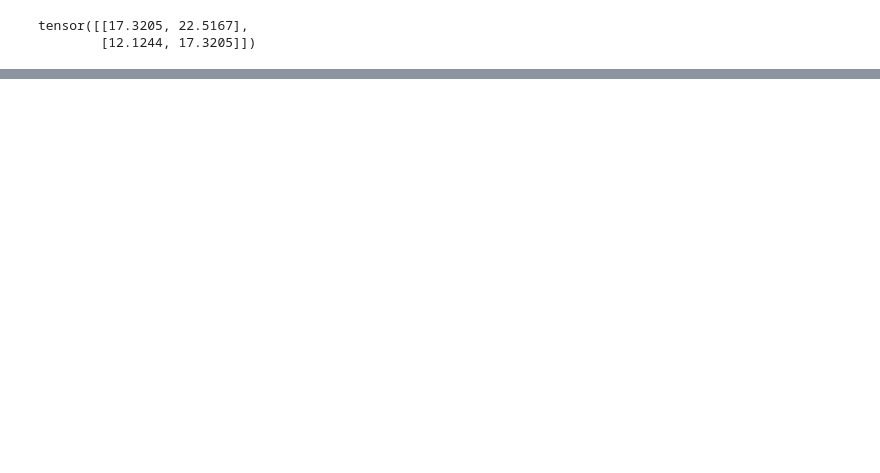
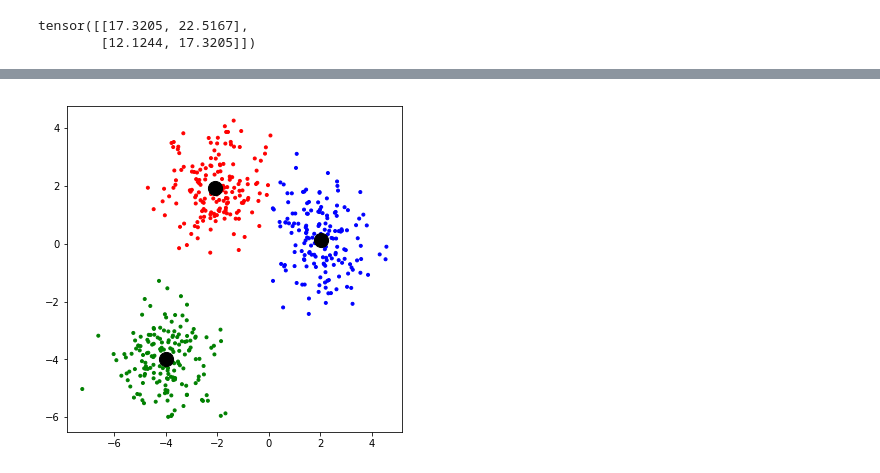
Before and after one commit to DavidMertz/PyTorch-webinar, a Jupyter notebook: NetworkExamples_3.ipynb, the cells around one changed output, grey strips where cells are left out. Cells and saved outputs as stored; diff of their text form; code cells hidden in the pictures; blank space fills up the shorter version.

```diff
--- a/NetworkExamples_3.ipynb
+++ b/NetworkExamples_3.ipynb
@@ -88,26 +102,34 @@ def initial_points(X, n):
     return X[indices]
 # %%
 def kmeans(X, n_clusters, tol=1e-4):
-    "The K-means clustering algorithm, speficially Lloyd's algorithm"
+    """The K-means clustering algorithm, speficially Lloyd's algorithm
+
+    Return both the clusters and the centroids, both as NumPy arrays
+    """
     centroids = initial_points(X, n_clusters)
 
     # Avoid repeatedly squaring the tensor elements
     sqrt_tol = math.sqrt(tol)
 
-    # Repeatedly adjust centroids until <tol change between each move
+    # Repeatedly adjust centroids until less than `tol` between each move
     while True:
+        # Compute the distances from points to centroids
         distances = pairwise_distance(X, centroids)
+        # Which centroid of this iteration is each point closest to?
         clusters = torch.argmin(distances, dim=1)
+        # Ready for the next generation
         centroids_pre = centroids.clone()
 
+        # Move each of the centrods
         for ndx in range(n_clusters):
             selected = torch.nonzero(clusters==ndx).squeeze()
             selected = torch.index_select(X, 0, selected)
-            centroids[index] = selected.mean(dim=0)
+            centroids[ndx] = selected.mean(dim=0)
 
+        # Measure the shift since last iteration, if small break
         shift = torch.sum(torch.sqrt(torch.sum((centroids-centroids_pre)**2, dim=1)))
-
         if shift < sqrt_tol:
             break
 
+    # If we work with GPU tensors, need to copy back to CPU
     return clusters.cpu().numpy(), centroids.cpu().numpy()
@@ -119,3 +161,8 @@ ModuleNotFoundError: No module named 'src.over_under_fit'
+# %%
+clusters, centroids = kmeans(torch.from_numpy(blobs), 3)
+show_clusters(blobs, clusters, centroids)
+# %% [output]
+[figure, added]
 # %% [markdown]
 ## Next Lesson
 
```
Also changed, not shown: parts of 12 cells of this notebook, 1 other file.
